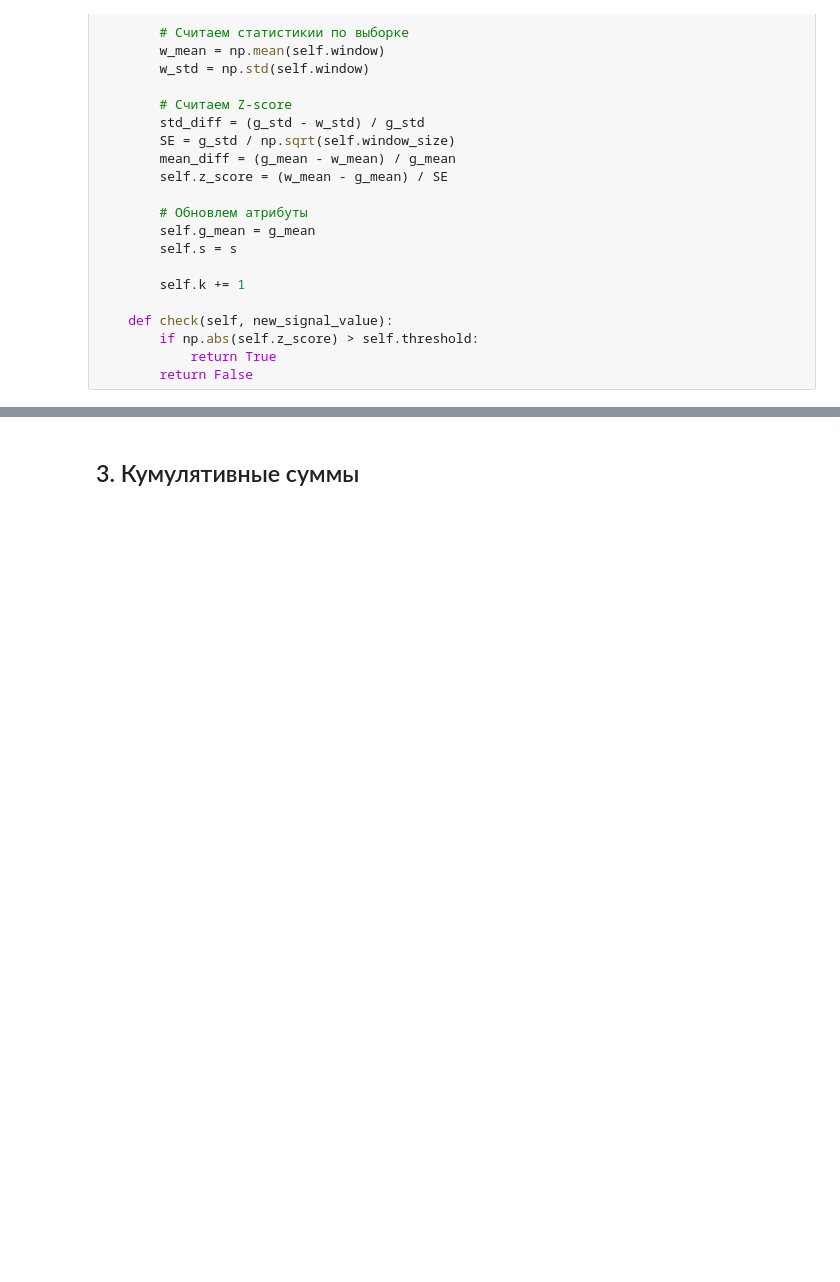
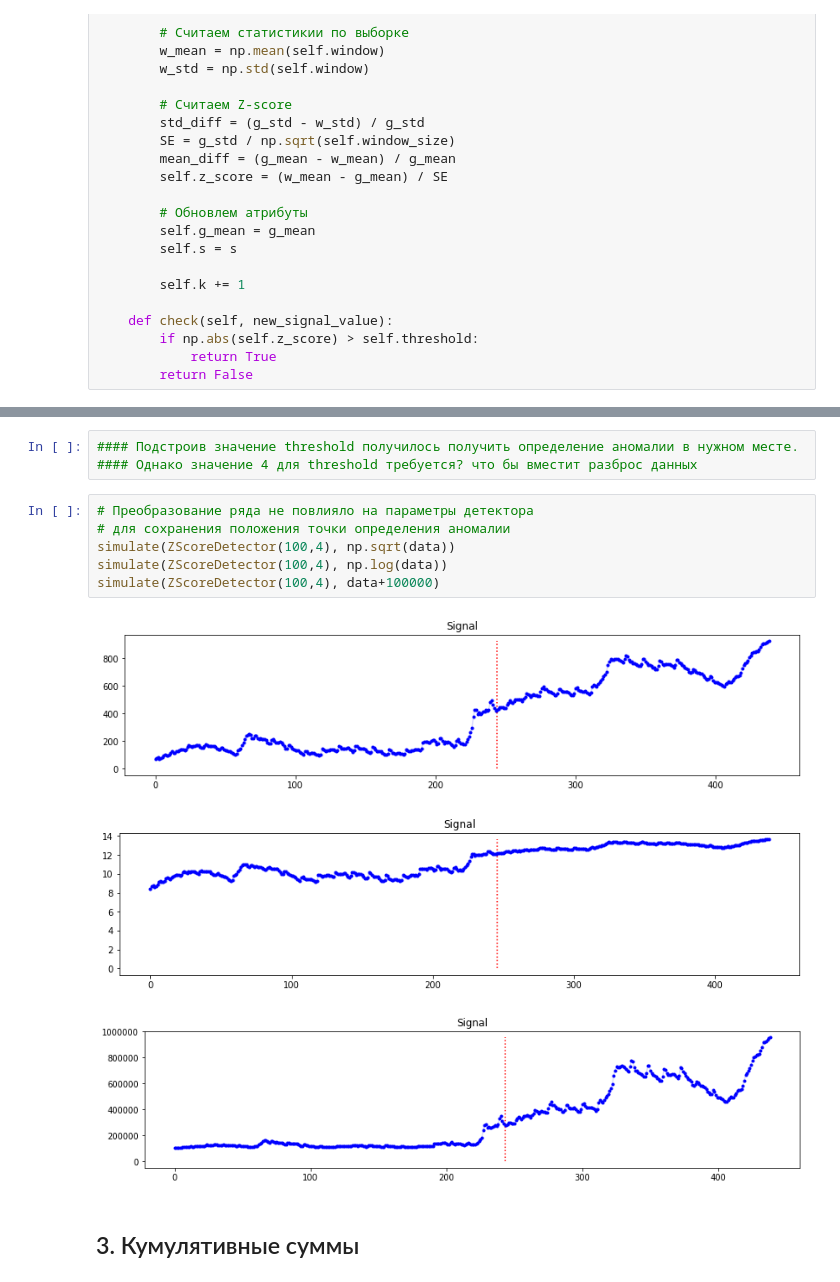
Before and after one commit to MirAlexey/netology-ds, a Jupyter notebook: HW_26/DS_HW_26.ipynb, the cells around one changed output, grey strips where cells are left out. Drawn from its saved outputs; the diff is of its cells as text; blank space fills up the shorter version.

```diff
--- a/HW_26/DS_HW_26.ipynb
+++ b/HW_26/DS_HW_26.ipynb
@@ -133,2 +143,15 @@ simulate(ZScoreDetector(100,4), data)
+# %%
+#### Подстроив значение threshold получилось получить определение аномалии в нужном месте.
+#### Однако значение 4 для threshold требуется? что бы вместит разброс данных
+# %%
+# Преобразование ряда не повлияло на параметры детектора
+# для сохранения положения точки определения аномалии
+simulate(ZScoreDetector(100,4), np.sqrt(data))
+simulate(ZScoreDetector(100,4), np.log(data))
+simulate(ZScoreDetector(100,4), data+100000)
+# %% [output]
+[figure, added]
+[figure, added]
+[figure, added]
 # %% [markdown]
 ## 3. Кумулятивные суммы
```
Also changed, not shown: parts of 23 cells of this notebook.
